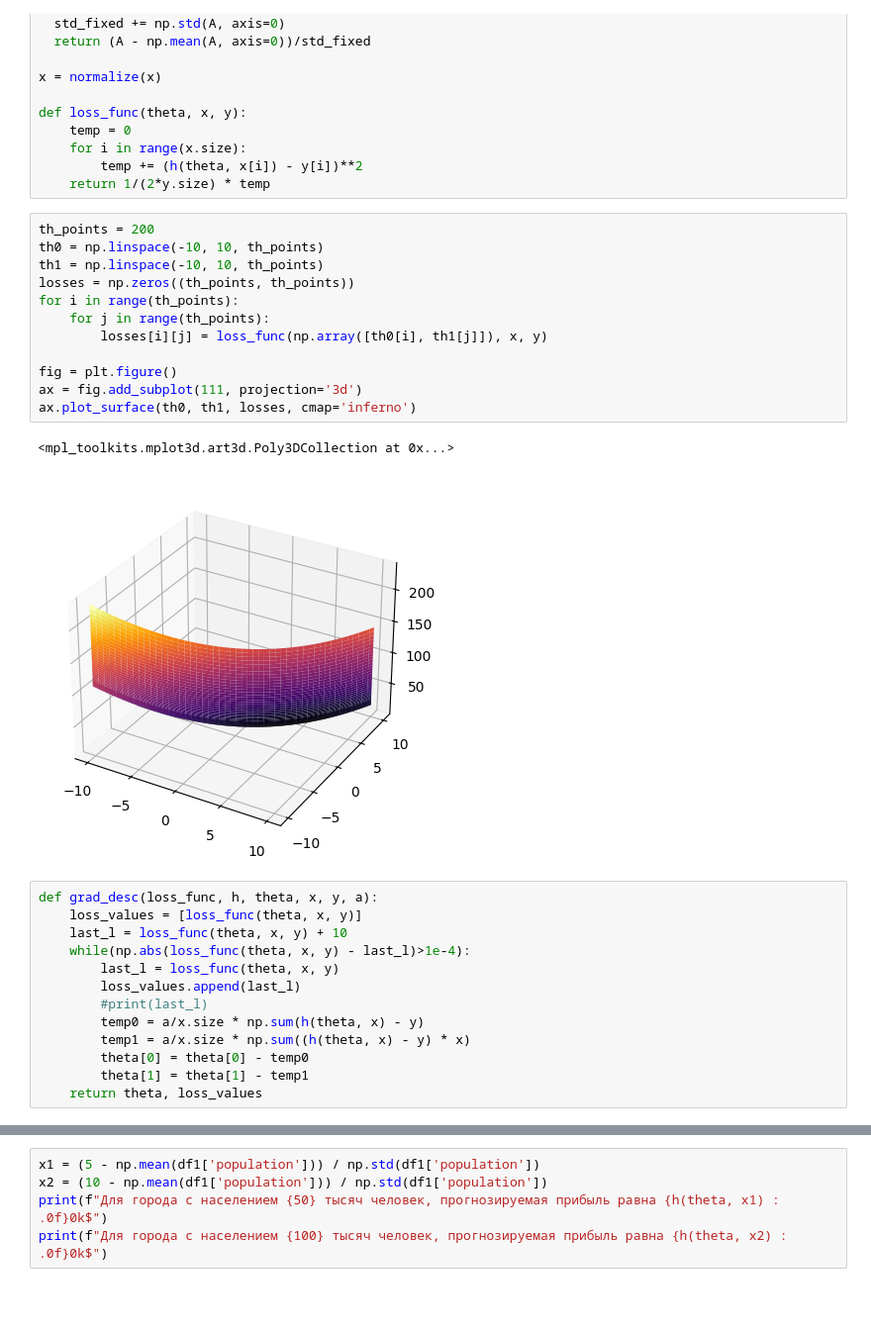
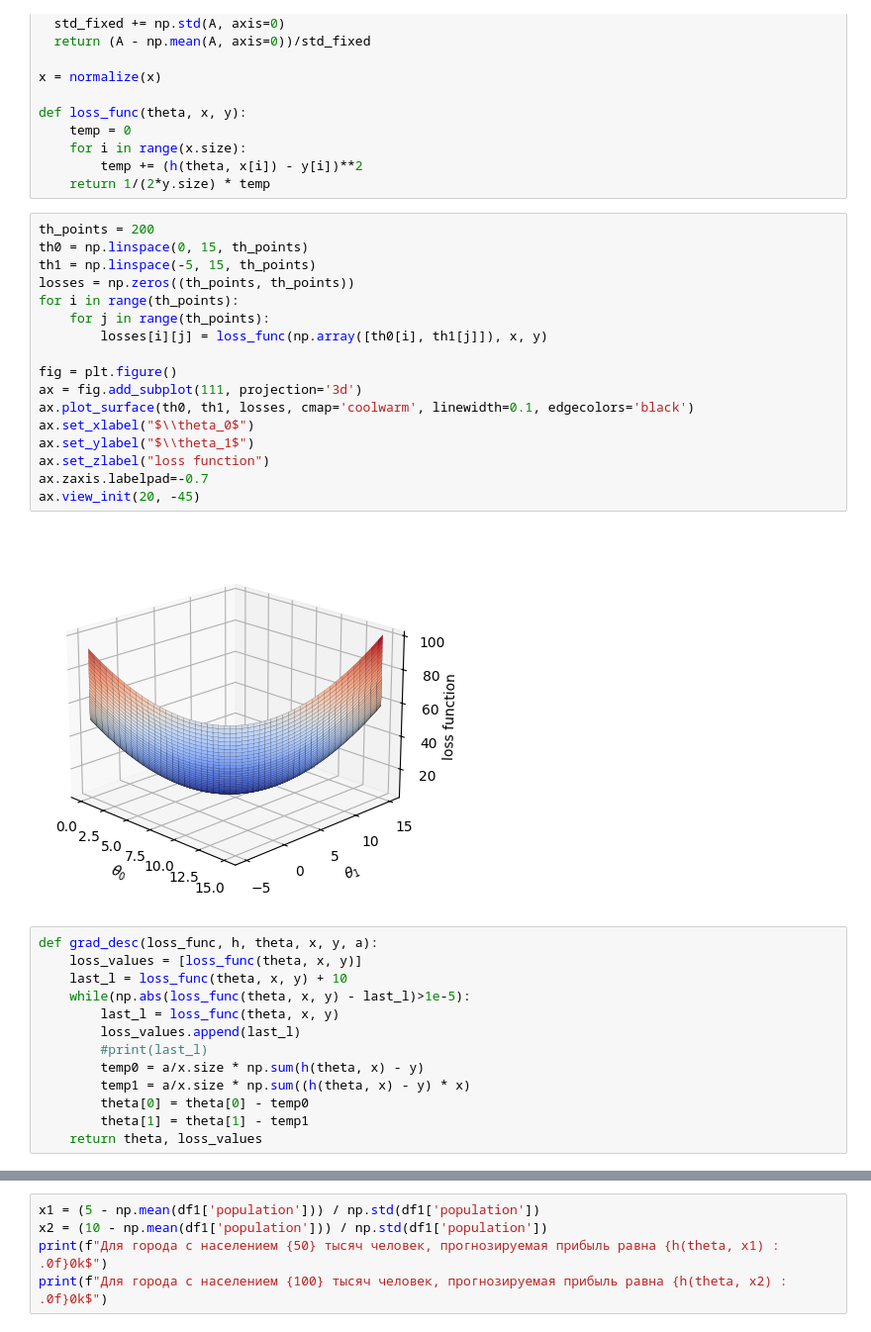
Before and after one commit to Xopppek/ml_sem6, a Jupyter notebook: lab1.ipynb, the cells around one changed output, grey strips where cells are left out. Shown at 99% size. Saved outputs shown, nothing was run; the diff lists cells and outputs as text; blank space fills up the shorter version.

```diff
--- a/lab1.ipynb
+++ b/lab1.ipynb
@@ -44,24 +44,28 @@ def loss_func(theta, x, y):
     return 1/(2*y.size) * temp
 # %%
 th_points = 200
-th0 = np.linspace(-10, 10, th_points)
-th1 = np.linspace(-10, 10, th_points)
+th0 = np.linspace(0, 15, th_points)
+th1 = np.linspace(-5, 15, th_points)
 losses = np.zeros((th_points, th_points))
 for i in range(th_points):
     for j in range(th_points):
         losses[i][j] = loss_func(np.array([th0[i], th1[j]]), x, y)
 
 fig = plt.figure()
 ax = fig.add_subplot(111, projection='3d')
-ax.plot_surface(th0, th1, losses, cmap='inferno')
+ax.plot_surface(th0, th1, losses, cmap='coolwarm', linewidth=0.1, edgecolors='black')
+ax.set_xlabel("$\\theta_0$")
+ax.set_ylabel("$\\theta_1$")
+ax.set_zlabel("loss function")
+ax.zaxis.labelpad=-0.7
+ax.view_init(20, -45)
 # %% [output]
-<mpl_toolkits.mplot3d.art3d.Poly3DCollection at 0x...>
-[figure, old version]
+[figure, new version]
 # %%
 def grad_desc(loss_func, h, theta, x, y, a):
     loss_values = [loss_func(theta, x, y)]
     last_l = loss_func(theta, x, y) + 10
-    while(np.abs(loss_func(theta, x, y) - last_l)>1e-4):
+    while(np.abs(loss_func(theta, x, y) - last_l)>1e-5):
         last_l = loss_func(theta, x, y)
         loss_values.append(last_l)
         #print(last_l)
```
Also changed, not shown: parts of 3 cells of this notebook.
